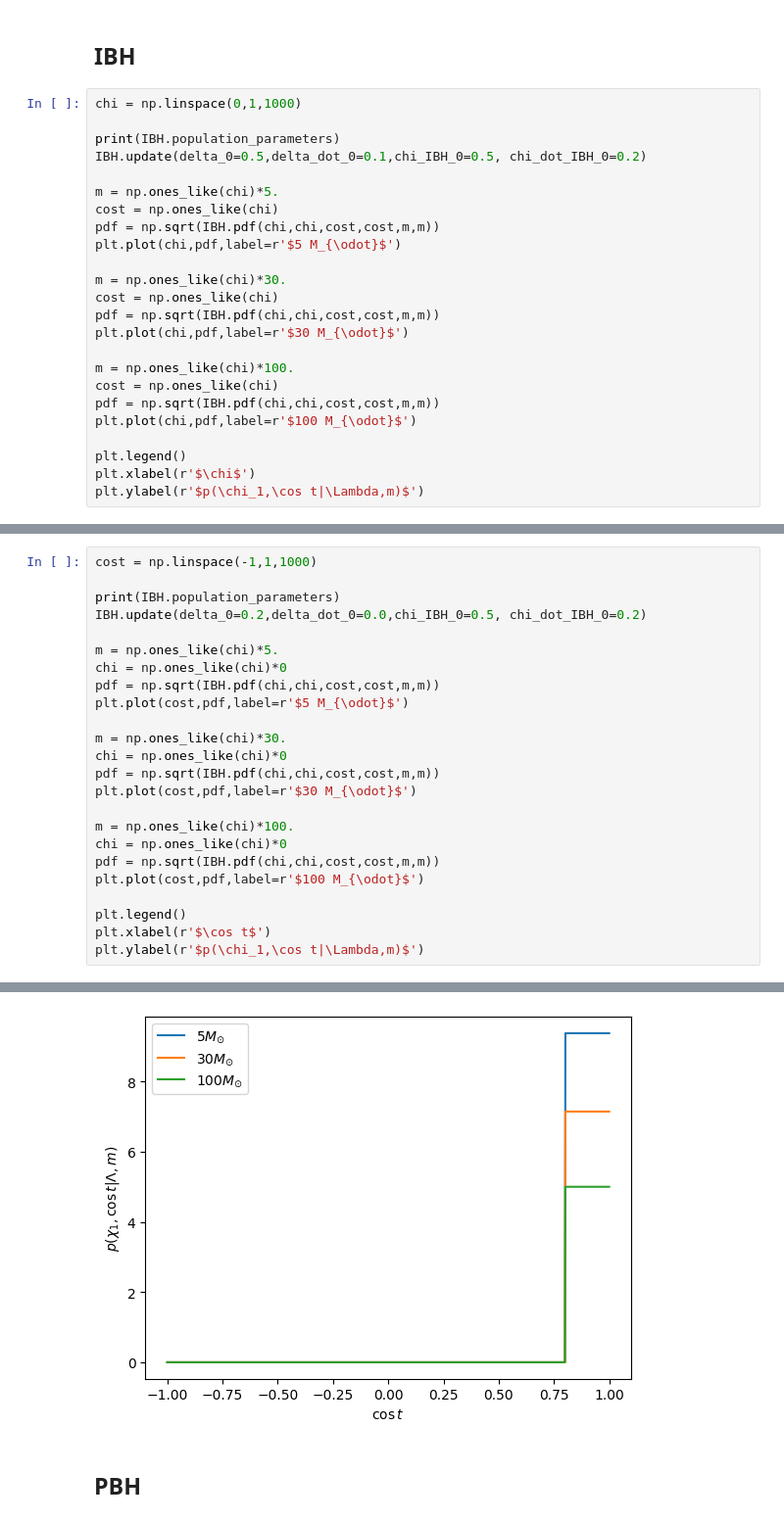
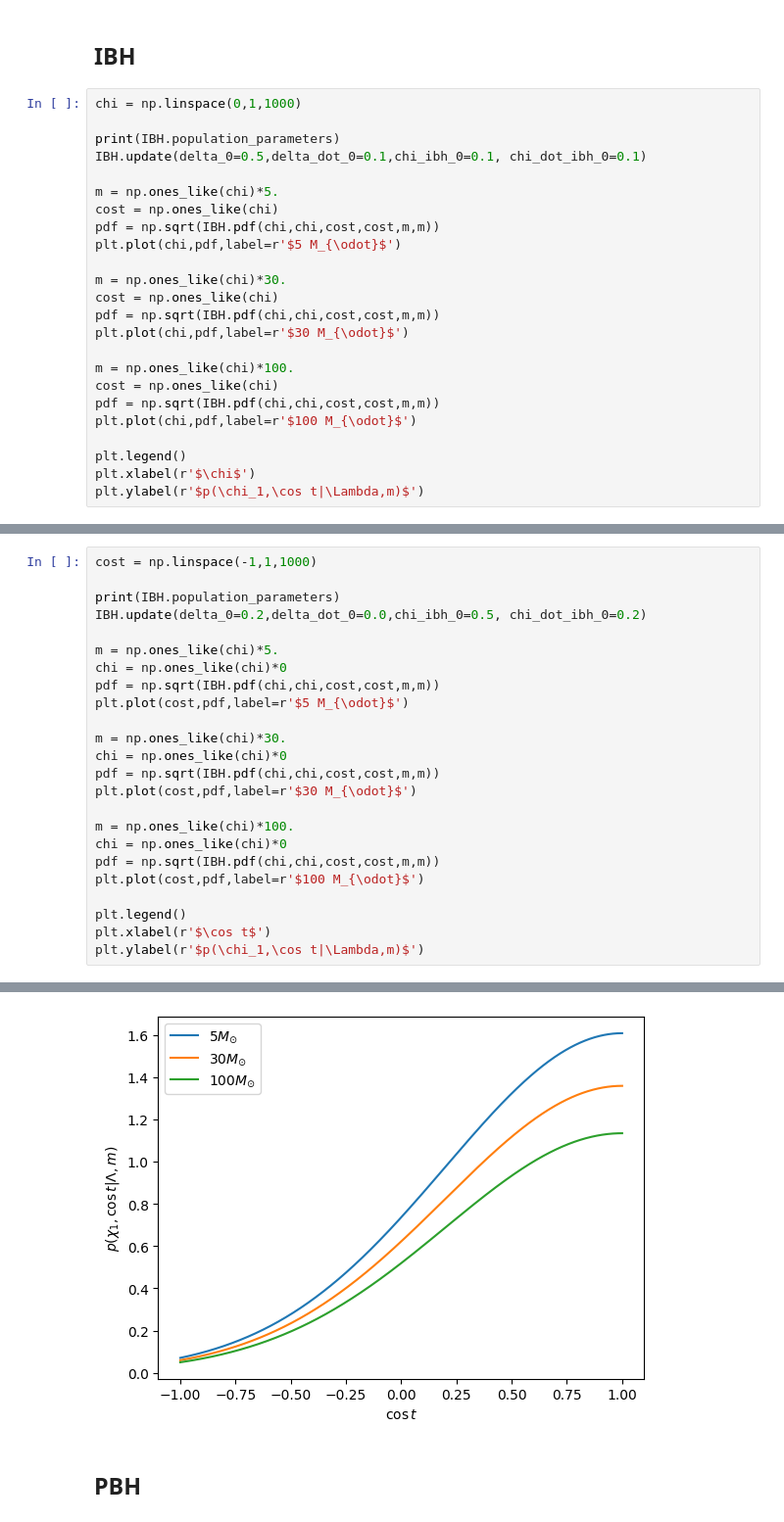
Before and after one commit to Sarahiperbolica/icarogw, a Jupyter notebook: plots_distro.ipynb, the cells around one changed output, grey strips where cells are left out. Shown at 98% size. Drawn from its saved outputs; the diff is of its cells as text.

```diff
--- a/plots_distro.ipynb
+++ b/plots_distro.ipynb
@@ -18,7 +18,7 @@ PBH = icarogw.wrappers.spinprior_PBH_smeared()
 chi = np.linspace(0,1,1000)
 
 print(IBH.population_parameters)
-IBH.update(delta_0=0.5,delta_dot_0=0.1,chi_IBH_0=0.5, chi_dot_IBH_0=0.2)
+IBH.update(delta_0=0.5,delta_dot_0=0.1,chi_ibh_0=0.1, chi_dot_ibh_0=0.1)
 
 m = np.ones_like(chi)*5.
 cost = np.ones_like(chi)
@@ -46,7 +46,7 @@ Text(0, 0.5, '$p(\\chi_1,\\cos t|\\Lambda,m)$')
 cost = np.linspace(-1,1,1000)
 
 print(IBH.population_parameters)
-IBH.update(delta_0=0.2,delta_dot_0=0.0,chi_IBH_0=0.5, chi_dot_IBH_0=0.2)
+IBH.update(delta_0=0.2,delta_dot_0=0.0,chi_ibh_0=0.5, chi_dot_ibh_0=0.2)
 
 m = np.ones_like(chi)*5.
 chi = np.ones_like(chi)*0
@@ -71,5 +71,5 @@ plt.ylabel(r'$p(\chi_1,\cos t|\Lambda,m)$')
 Text(0, 0.5, '$p(\\chi_1,\\cos t|\\Lambda,m)$')
-[figure, old version]
+[figure, new version]
 # %% [markdown]
 ## PBH
 # %%
```
Also changed, not shown: parts of 5 cells of this notebook, 1 other file.
